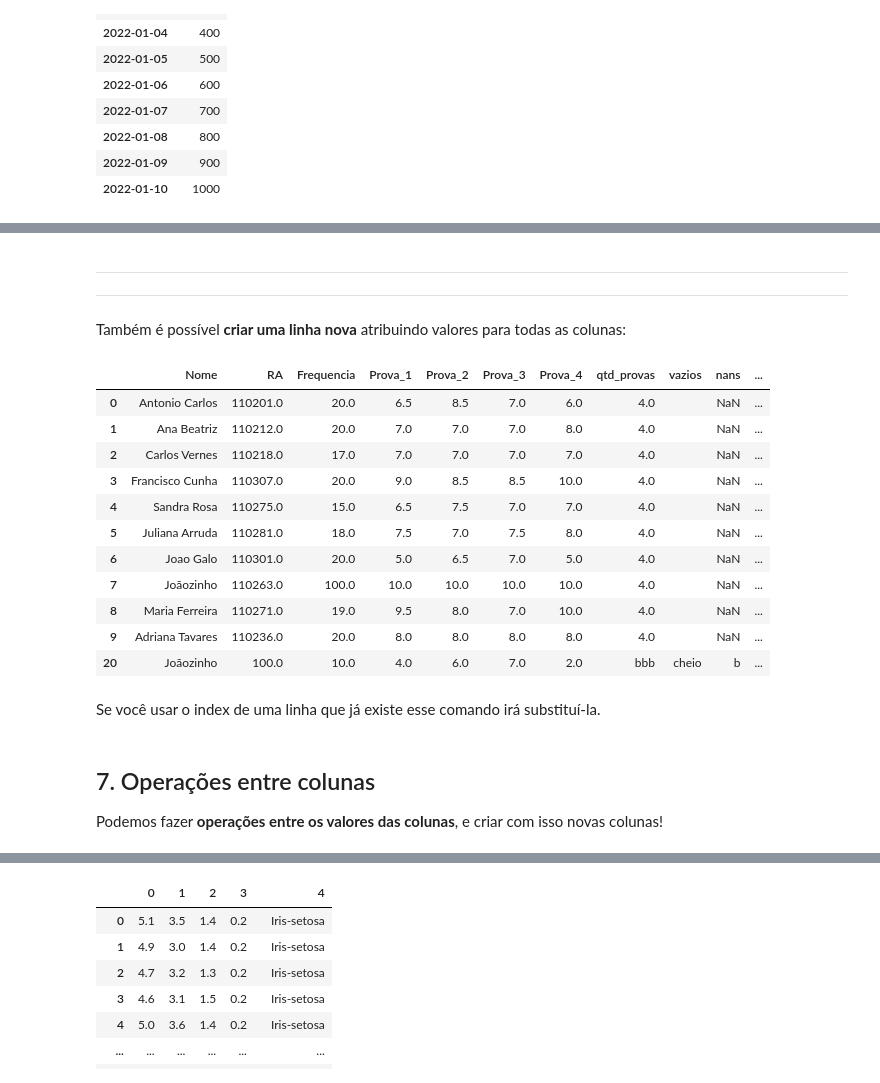
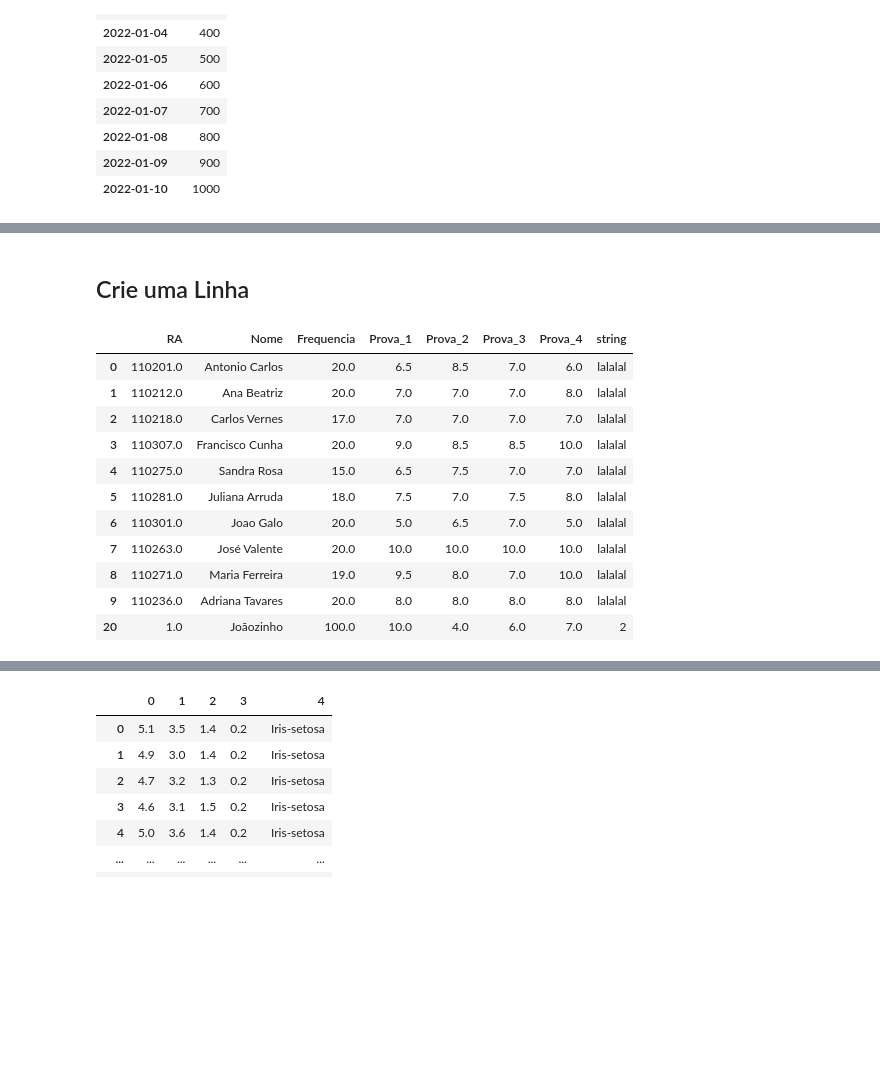
Before and after one commit to luiseraldo/Curso_DS_Degree, a Jupyter notebook: Exercícios/Pandas/Aula_1_-_Criação_df_loc_iloc.ipynb, the cells around one changed output, grey strips where cells are left out. Cells and saved outputs as stored; diff of their text form; code cells hidden in the pictures; blank space fills up the shorter version.

```diff
--- a/Exercícios/Pandas/Aula_1_-_Criação_df_loc_iloc.ipynb
+++ b/Exercícios/Pandas/Aula_1_-_Criação_df_loc_iloc.ipynb
@@ -575,27 +45,19 @@ tabela
-# %% [markdown]
-_________________
-_________________
-# %% [markdown]
-Também é possível **criar uma linha nova** atribuindo valores para todas as colunas:
+# %% [markdown]
+## Crie uma Linha
 # %%
-tabela.loc[20, :] = ["Joãozinho", 100, 10, 4, 6, 7, 2, "bbb", "cheio",'b', 'não vazio']
+tabela.loc[20, :] = [1, "Joãozinho", 100, 10, 4, 6, 7, 2]
 
 tabela
 # %% [output]
-|  | Nome | RA | Frequencia | Prova_1 | Prova_2 | Prova_3 | Prova_4 | qtd_provas | vazios | nans | ... |
-| 0 | Antonio Carlos | 110201.0 | 20.0 | 6.5 | 8.5 | 7.0 | 6.0 | 4.0 |  | NaN | ... |
-| 1 | Ana Beatriz | 110212.0 | 20.0 | 7.0 | 7.0 | 7.0 | 8.0 | 4.0 |  | NaN | ... |
-| 2 | Carlos Vernes | 110218.0 | 17.0 | 7.0 | 7.0 | 7.0 | 7.0 | 4.0 |  | NaN | ... |
-| 3 | Francisco Cunha | 110307.0 | 20.0 | 9.0 | 8.5 | 8.5 | 10.0 | 4.0 |  | NaN | ... |
-| 4 | Sandra Rosa | 110275.0 | 15.0 | 6.5 | 7.5 | 7.0 | 7.0 | 4.0 |  | NaN | ... |
-| 5 | Juliana Arruda | 110281.0 | 18.0 | 7.5 | 7.0 | 7.5 | 8.0 | 4.0 |  | NaN | ... |
-| 6 | Joao Galo | 110301.0 | 20.0 | 5.0 | 6.5 | 7.0 | 5.0 | 4.0 |  | NaN | ... |
-| 7 | Joãozinho | 110263.0 | 100.0 | 10.0 | 10.0 | 10.0 | 10.0 | 4.0 |  | NaN | ... |
-| 8 | Maria Ferreira | 110271.0 | 19.0 | 9.5 | 8.0 | 7.0 | 10.0 | 4.0 |  | NaN | ... |
-| 9 | Adriana Tavares | 110236.0 | 20.0 | 8.0 | 8.0 | 8.0 | 8.0 | 4.0 |  | NaN | ... |
-| 20 | Joãozinho | 100.0 | 10.0 | 4.0 | 6.0 | 7.0 | 2.0 | bbb | cheio | b | ... |
+|  | RA | Nome | Frequencia | Prova_1 | Prova_2 | Prova_3 | Prova_4 | string |
+| 0 | 110201.0 | Antonio Carlos | 20.0 | 6.5 | 8.5 | 7.0 | 6.0 | lalalal |
+| 1 | 110212.0 | Ana Beatriz | 20.0 | 7.0 | 7.0 | 7.0 | 8.0 | lalalal |
+| 2 | 110218.0 | Carlos Vernes | 17.0 | 7.0 | 7.0 | 7.0 | 7.0 | lalalal |
+| 3 | 110307.0 | Francisco Cunha | 20.0 | 9.0 | 8.5 | 8.5 | 10.0 | lalalal |
+| 4 | 110275.0 | Sandra Rosa | 15.0 | 6.5 | 7.5 | 7.0 | 7.0 | lalalal |
+| 5 | 110281.0 | Juliana Arruda | 18.0 | 7.5 | 7.0 | 7.5 | 8.0 | lalalal |
+| 6 | 110301.0 | Joao Galo | 20.0 | 5.0 | 6.5 | 7.0 | 5.0 | lalalal |
+| 7 | 110263.0 | José Valente | 20.0 | 10.0 | 10.0 | 10.0 | 10.0 | lalalal |
+| 8 | 110271.0 | Maria Ferreira | 19.0 | 9.5 | 8.0 | 7.0 | 10.0 | lalalal |
+| 9 | 110236.0 | Adriana Tavares | 20.0 | 8.0 | 8.0 | 8.0 | 8.0 | lalalal |
+| 20 | 1.0 | Joãozinho | 100.0 | 10.0 | 4.0 | 6.0 | 7.0 | 2 |
-# %% [markdown]
-Se você usar o index de uma linha que já existe esse comando irá substituí-la.
-# %% [markdown]
-## 7. Operações entre colunas
-Podemos fazer **operações entre os valores das colunas**, e criar com isso novas colunas!
```
Also changed, not shown: parts of 137 cells of this notebook, 1 other file.
